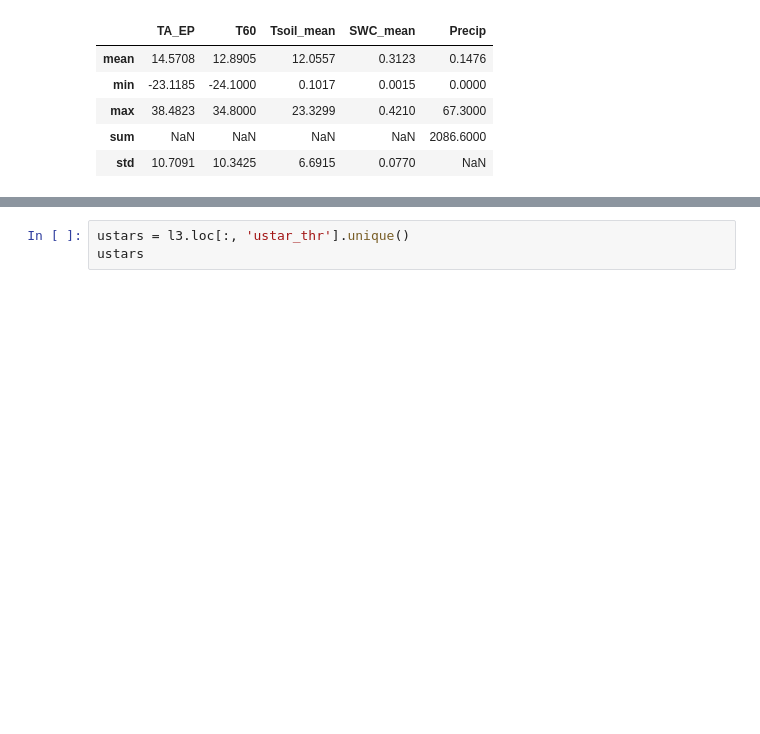
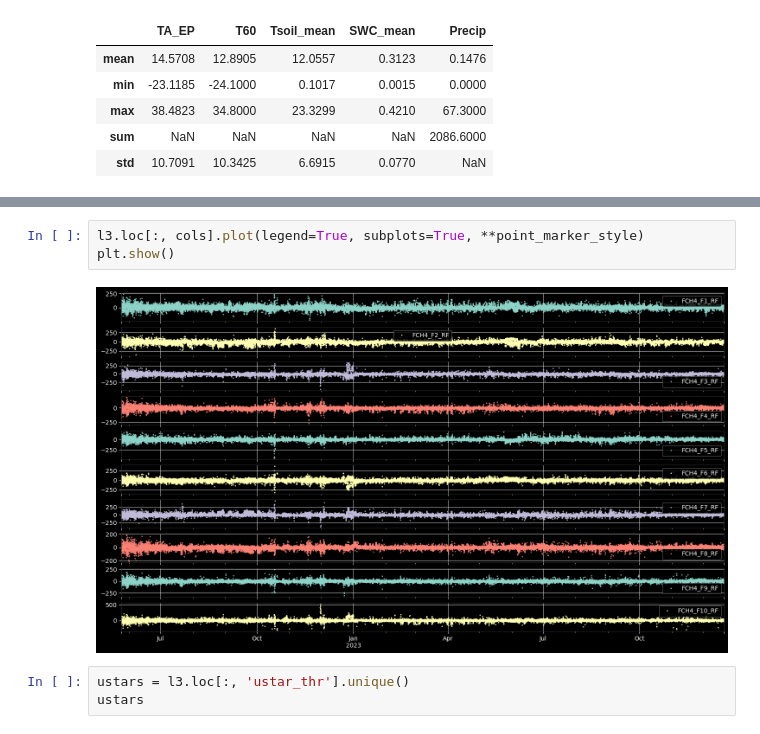
Before and after one commit to ottobriner/atmos-flux-data, a Jupyter notebook: atmos-budget.ipynb, the cells around one changed output, grey strips where cells are left out. Drawn from its saved outputs; the diff is of its cells as text; blank space fills up the shorter version.

```diff
--- a/atmos-budget.ipynb
+++ b/atmos-budget.ipynb
@@ -156,3 +174,8 @@ ch4_budget
+# %%
+l3.loc[:, cols].plot(legend=True, subplots=True, **point_marker_style)
+plt.show()
+# %% [output]
+[figure, added]
 # %%
 ustars = l3.loc[:, 'ustar_thr'].unique()
 ustars
```
Also changed, not shown: parts of 15 cells of this notebook.
